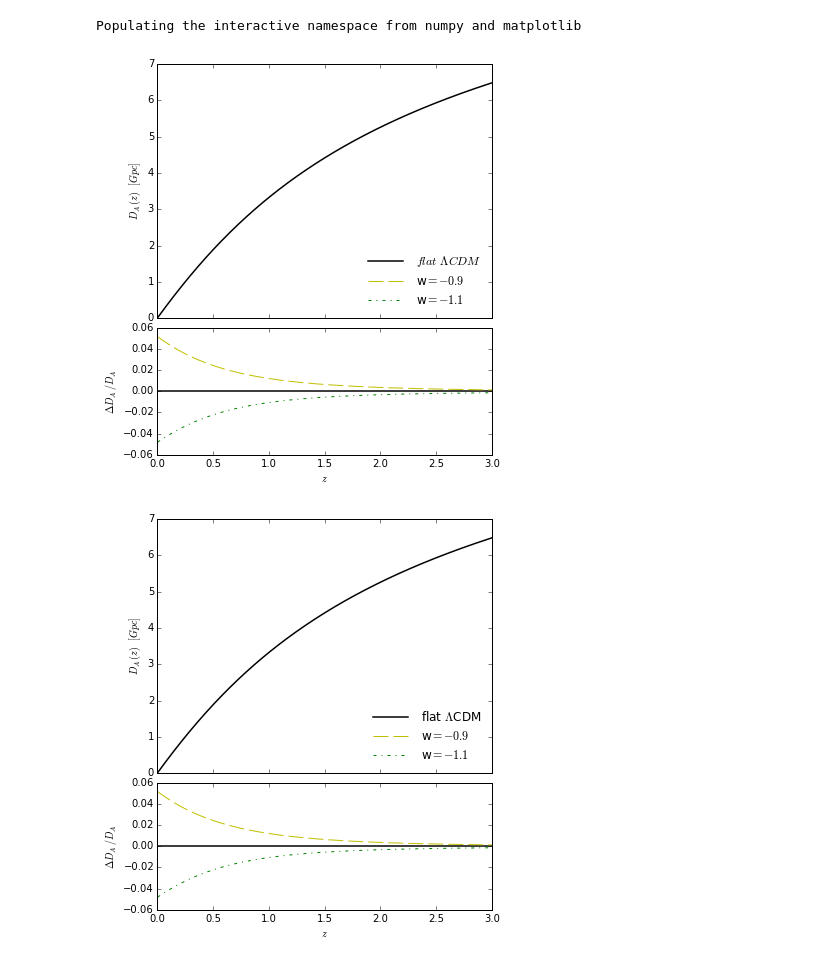
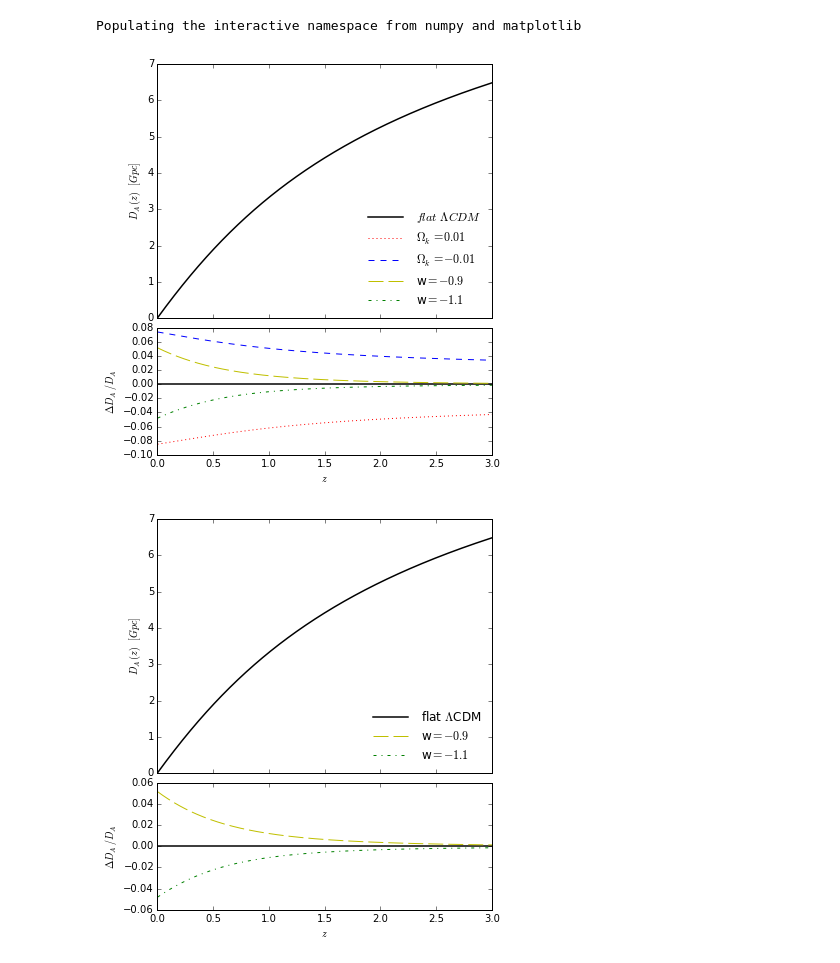
Before and after one commit to kgage/deltaplots, a Jupyter notebook: ModelPlots.ipynb, the cells around one changed output. Drawn from its saved outputs; the diff is of its cells as text; code cells hidden in the pictures.

Commit message:
add curvature to plot

```diff
--- a/ModelPlots.ipynb
+++ b/ModelPlots.ipynb
@@ -80,7 +93,7 @@ def plot_comp(x, y, title1, title2, comp1=None, comp2=None, comp3=None, comp4=No
     ax2 = plt.subplot(gs[1], sharex = ax1)
     ax2.plot(x, np.zeros(len(x)), 'k-', linewidth = 1.5, label = '$flat$ $\Lambda CDM$')
     if comp1:
-        ax2.plot(x, (comp1[0]-y)/y, 'r.', label = comp1[1])
+        ax2.plot(x, (comp1[0]-y)/y, 'r:', label = comp1[1])
     if comp2:
         ax2.plot(x, (comp2[0]-y)/y, 'b--', label = comp2[1])
     if comp3:
@@ -99,11 +112,14 @@ Z = np.linspace(0,3,num=1000)
 Dc1 = Dcomoving(Z,Hubblez(Z,0.710,0.222+0.045,0.733,-1.0)) / 1000
 Dc9 = Dcomoving(Z,Hubblez(Z,0.675,0.246+0.050,0.704,-0.9)) / 1000
 Dc11 = Dcomoving(Z,Hubblez(Z,0.746,0.201+0.041,0.758,-1.1)) / 1000
+Dcpos = Dcomoving(Z,Hubblez(Z,0.776,0.186+0.038,0.766,-1.0,Ok=0.01)) / 1000
+Dcneg = Dcomoving(Z,Hubblez(Z,0.661,0.256+0.052,0.702,-1.0,Ok=-0.01)) / 1000
 # %%
 plot_comp(Z, Dc1, '$D_A (z)$  $[Gpc]$', '$\Delta D_A/D_A$',
+          comp1=(Dcpos, '$\Omega_k=0.01$'), comp2=(Dcneg, '$\Omega_k=-0.01$'),
           comp3=(Dc9, 'w$=-0.9$'), comp4=(Dc11, 'w$=-1.1$'))
 # %% [output]
-[figure, old version]
+[figure, new version]
 # %%
 plt.figure(figsize = (6,7))
 gs = matplotlib.gridspec.GridSpec(2,1,height_ratios=[2,1])
```
Also changed, not shown: parts of 3 cells of this notebook.
